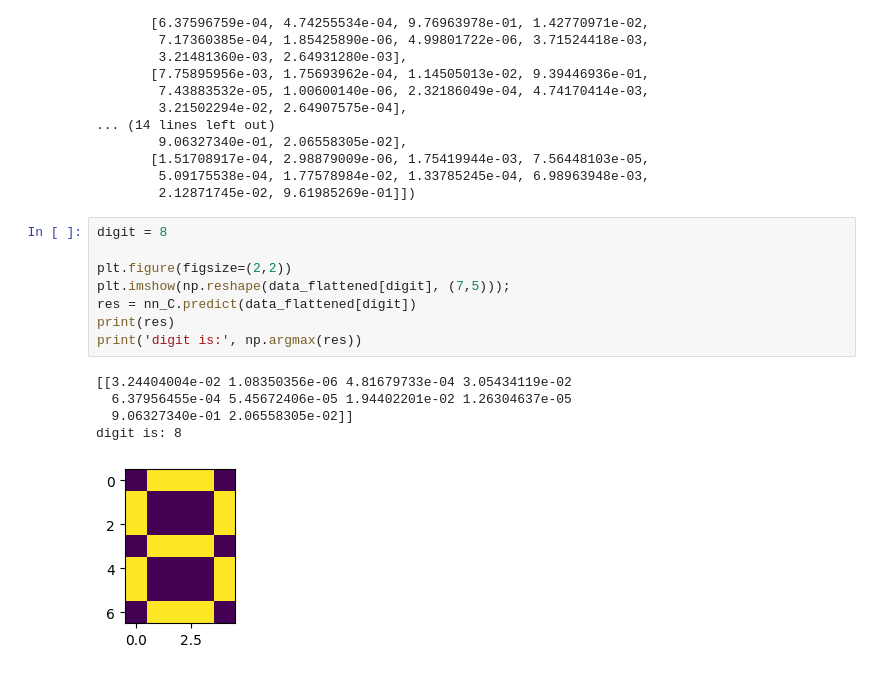
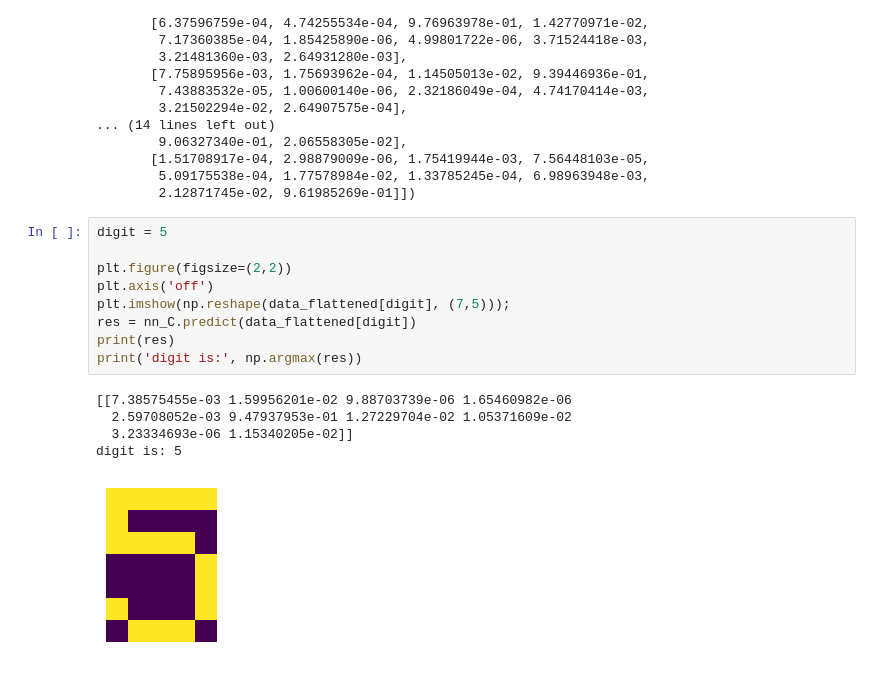
Before and after one commit to tristanff/SIA-TP3, a Jupyter notebook: Exercise3/Multilayer.ipynb, the cells around one changed output. Drawn from its saved outputs; the diff is of its cells as text.

```diff
--- a/Exercise3/Multilayer.ipynb
+++ b/Exercise3/Multilayer.ipynb
@@ -295,16 +295,17 @@ array([[9.26328405e-01, 2.27966587e-05, 3.33021455e-05, 2.31295854e-03,
         5.09175538e-04, 1.77578984e-02, 1.33785245e-04, 6.98963948e-03,
         2.12871745e-02, 9.61985269e-01]])
 # %%
-digit = 8
+digit = 5
 
 plt.figure(figsize=(2,2))
+plt.axis('off')
 plt.imshow(np.reshape(data_flattened[digit], (7,5)));
 res = nn_C.predict(data_flattened[digit])
 print(res)
 print('digit is:', np.argmax(res))
 # %% [output]
-[[3.24404004e-02 1.08350356e-06 4.81679733e-04 3.05434119e-02
-  6.37956455e-04 5.45672406e-05 1.94402201e-02 1.26304637e-05
-  9.06327340e-01 2.06558305e-02]]
-digit is: 8
+[[7.38575455e-03 1.59956201e-02 9.88703739e-06 1.65460982e-06
+  2.59708052e-03 9.47937953e-01 1.27229704e-02 1.05371609e-02
+  3.23334693e-06 1.15340205e-02]]
+digit is: 5
-[figure, old version]
+[figure, new version]
```
Also changed, not shown: parts of 6 cells of this notebook.
